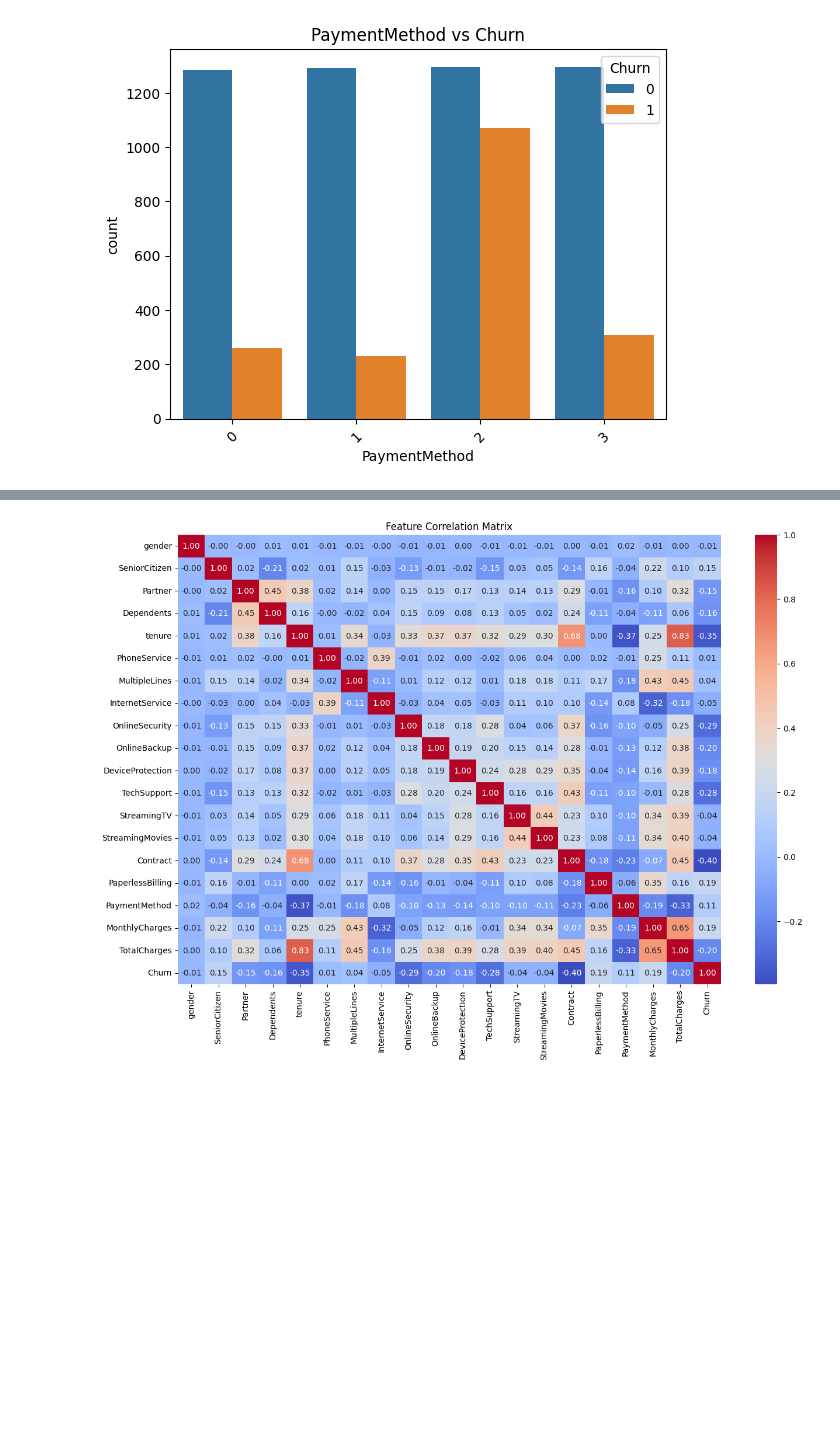
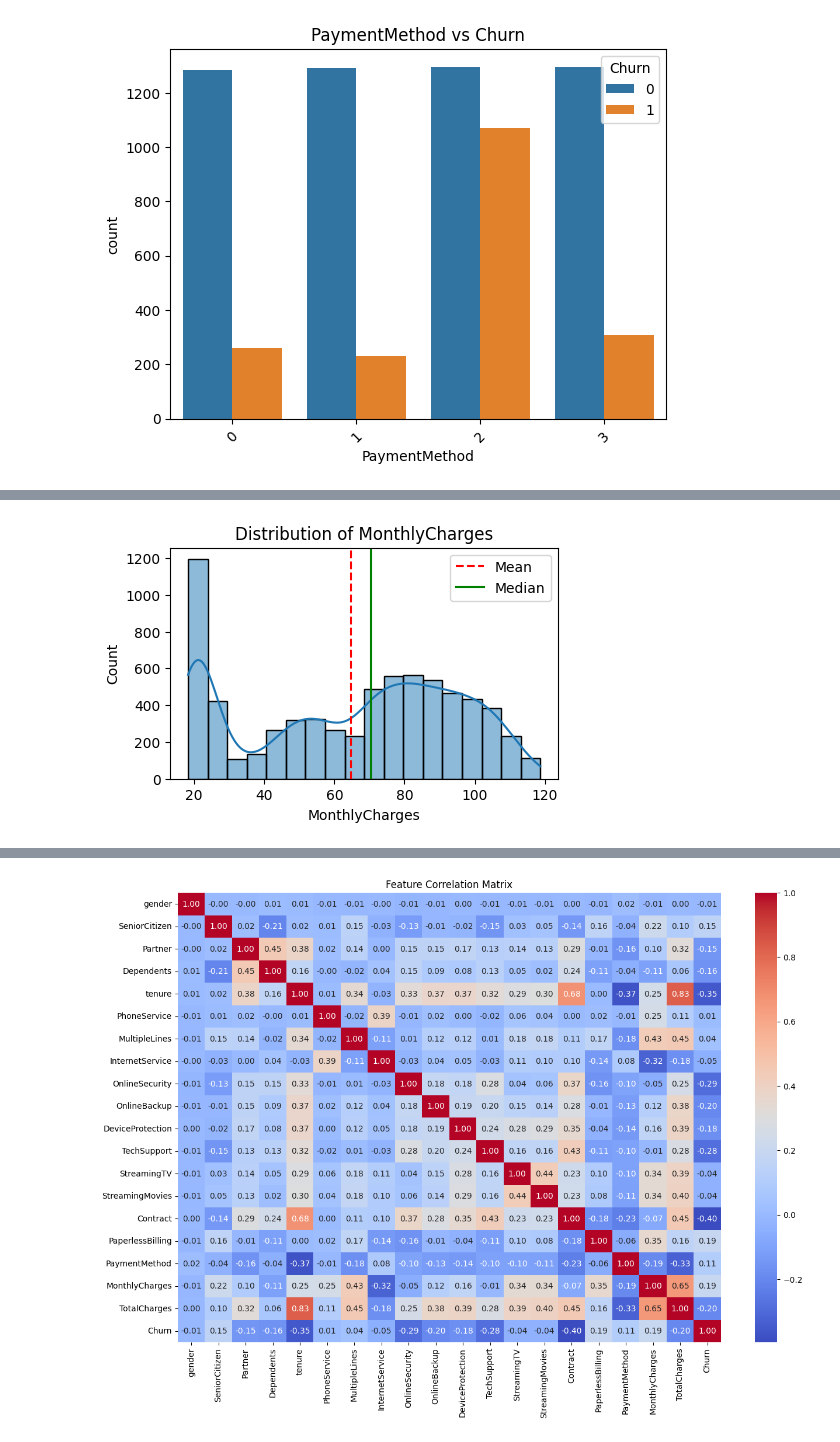
Before and after one commit to bhaveshnegi/Customer-Churn-Prediction-System, a Jupyter notebook: customer_churn.ipynb, the cells around one changed output, grey strips where cells are left out. Drawn from its saved outputs; the diff is of its cells as text; code cells hidden in the pictures; blank space fills up the shorter version.

```diff
--- a/customer_churn.ipynb
+++ b/customer_churn.ipynb
@@ -281,0 +304,4 @@ for col in categorical_cols:
+# %%
+plot_histogram(df, "MonthlyCharges")
+# %% [output]
+[figure, added]
```
Also changed, not shown: parts of 16 cells of this notebook, 2 other files.
